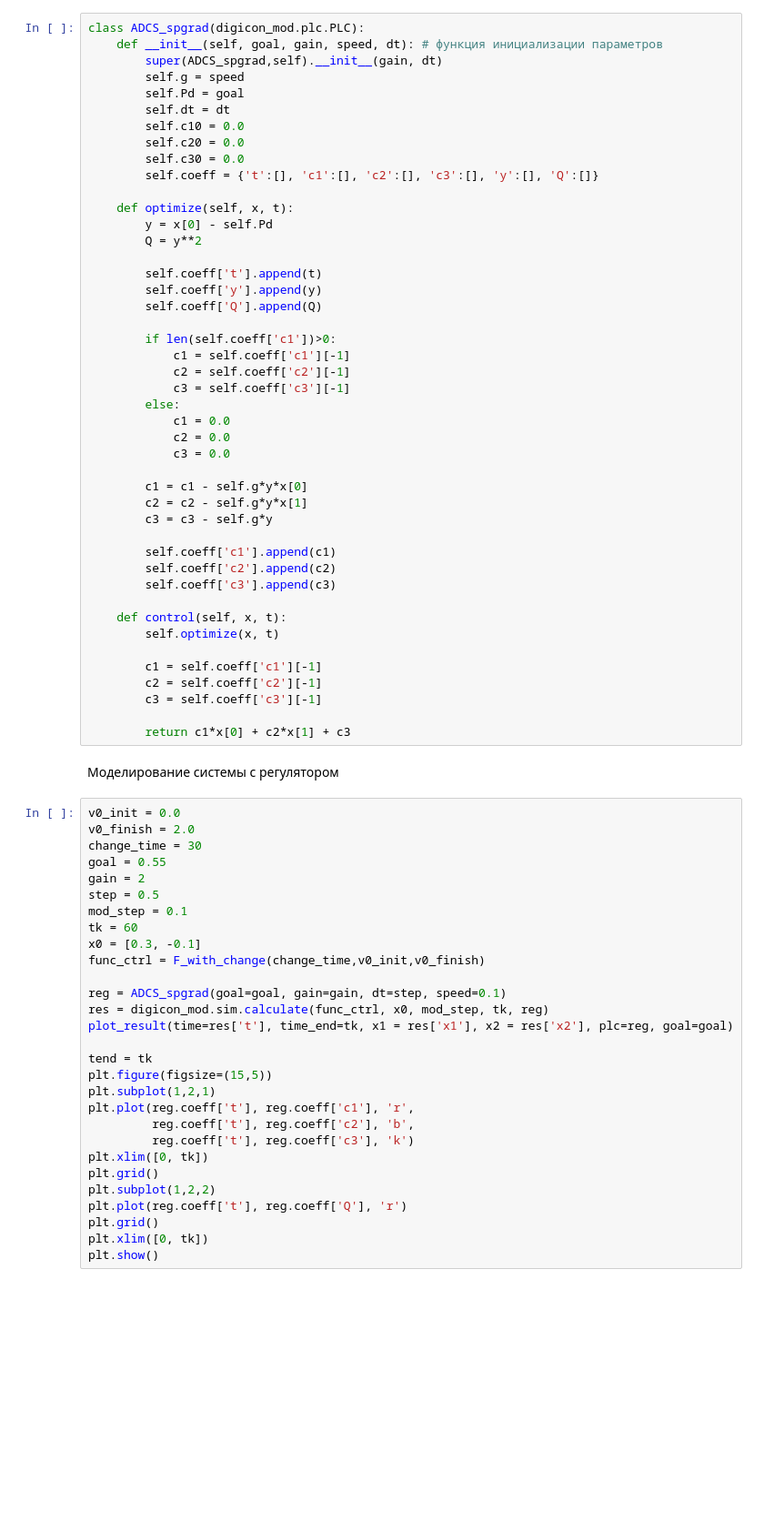
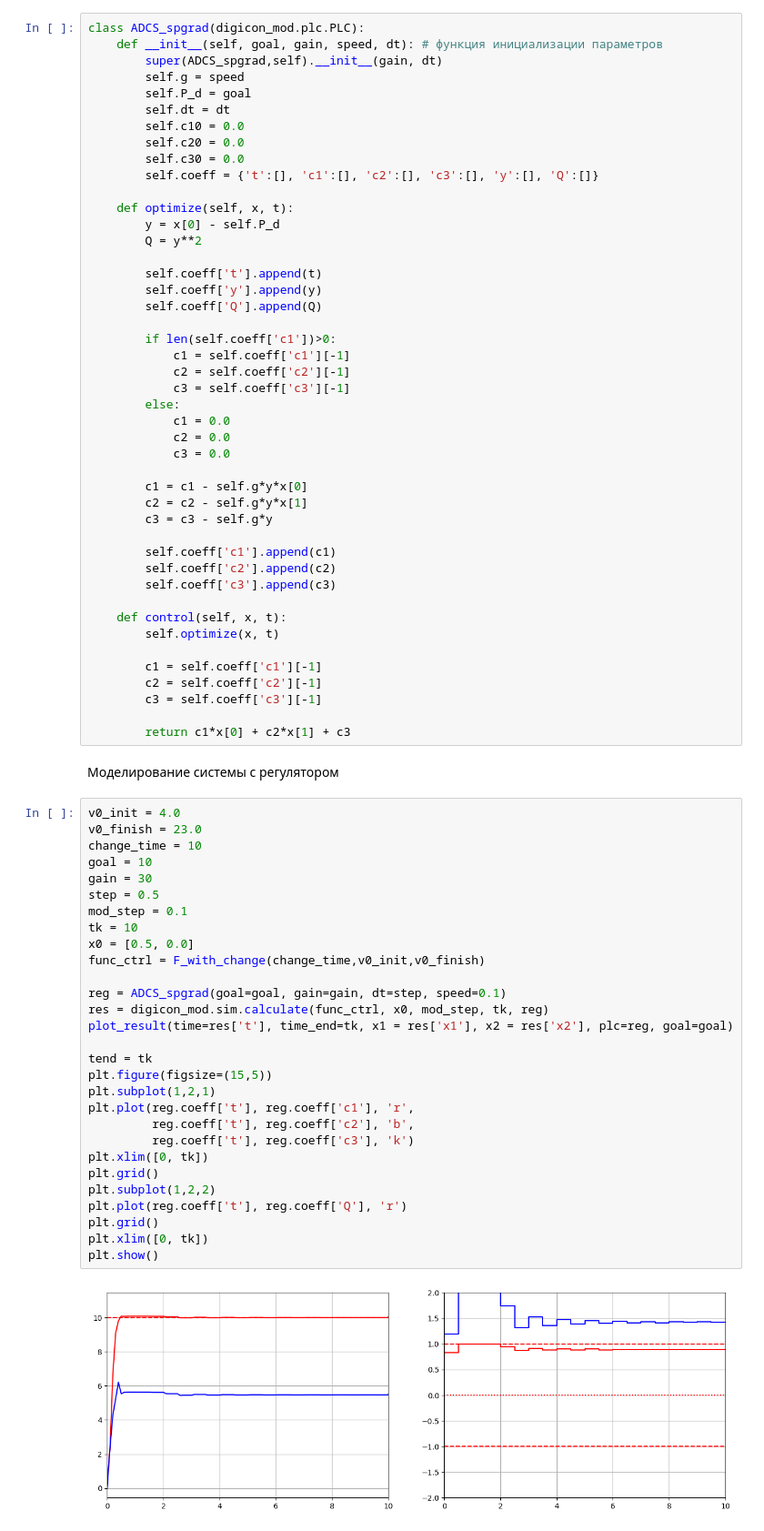
Before and after one commit to sanka-eu/nonlinear_and_adaptive_control_practice, a Jupyter notebook: lab4_direct_adaptive_control.ipynb, the cells around one changed output. Shown at 91% size. Drawn from its saved outputs; the diff is of its cells as text; blank space fills up the shorter version.

```diff
--- a/lab4_direct_adaptive_control.ipynb
+++ b/lab4_direct_adaptive_control.ipynb
@@ -145,7 +160,7 @@ class ADCS_spgrad(digicon_mod.plc.PLC):
     def __init__(self, goal, gain, speed, dt): # функция инициализации параметров
         super(ADCS_spgrad,self).__init__(gain, dt)
         self.g = speed
-        self.Pd = goal
+        self.P_d = goal
         self.dt = dt
         self.c10 = 0.0
         self.c20 = 0.0
@@ -153,7 +168,7 @@ class ADCS_spgrad(digicon_mod.plc.PLC):
         self.coeff = {'t':[], 'c1':[], 'c2':[], 'c3':[], 'y':[], 'Q':[]}
 
     def optimize(self, x, t):
-        y = x[0] - self.Pd
+        y = x[0] - self.P_d
         Q = y**2
 
         self.coeff['t'].append(t)
@@ -188,31 +203,33 @@ class ADCS_spgrad(digicon_mod.plc.PLC):
 # %% [markdown]
 Моделирование системы с регулятором
 # %%
-v0_init = 0.0
-v0_finish = 2.0
-change_time = 30
-goal = 0.55
-gain = 2
+v0_init = 4.0
+v0_finish = 23.0
+change_time = 10
+goal = 10
+gain = 30
 step = 0.5
 mod_step = 0.1
-tk = 60
-x0 = [0.3, -0.1]
+tk = 10
+x0 = [0.5, 0.0]
 func_ctrl = F_with_change(change_time,v0_init,v0_finish)
 
 reg = ADCS_spgrad(goal=goal, gain=gain, dt=step, speed=0.1)
 res = digicon_mod.sim.calculate(func_ctrl, x0, mod_step, tk, reg)
 plot_result(time=res['t'], time_end=tk, x1 = res['x1'], x2 = res['x2'], plc=reg, goal=goal)
 
 tend = tk
 plt.figure(figsize=(15,5))
 plt.subplot(1,2,1)
 plt.plot(reg.coeff['t'], reg.coeff['c1'], 'r',
          reg.coeff['t'], reg.coeff['c2'], 'b',
          reg.coeff['t'], reg.coeff['c3'], 'k')
 plt.xlim([0, tk])
 plt.grid()
 plt.subplot(1,2,2)
 plt.plot(reg.coeff['t'], reg.coeff['Q'], 'r')
 plt.grid()
 plt.xlim([0, tk])
 plt.show()
+# %% [output]
+[figure, added]
```
Also changed, not shown: parts of 8 cells of this notebook.
